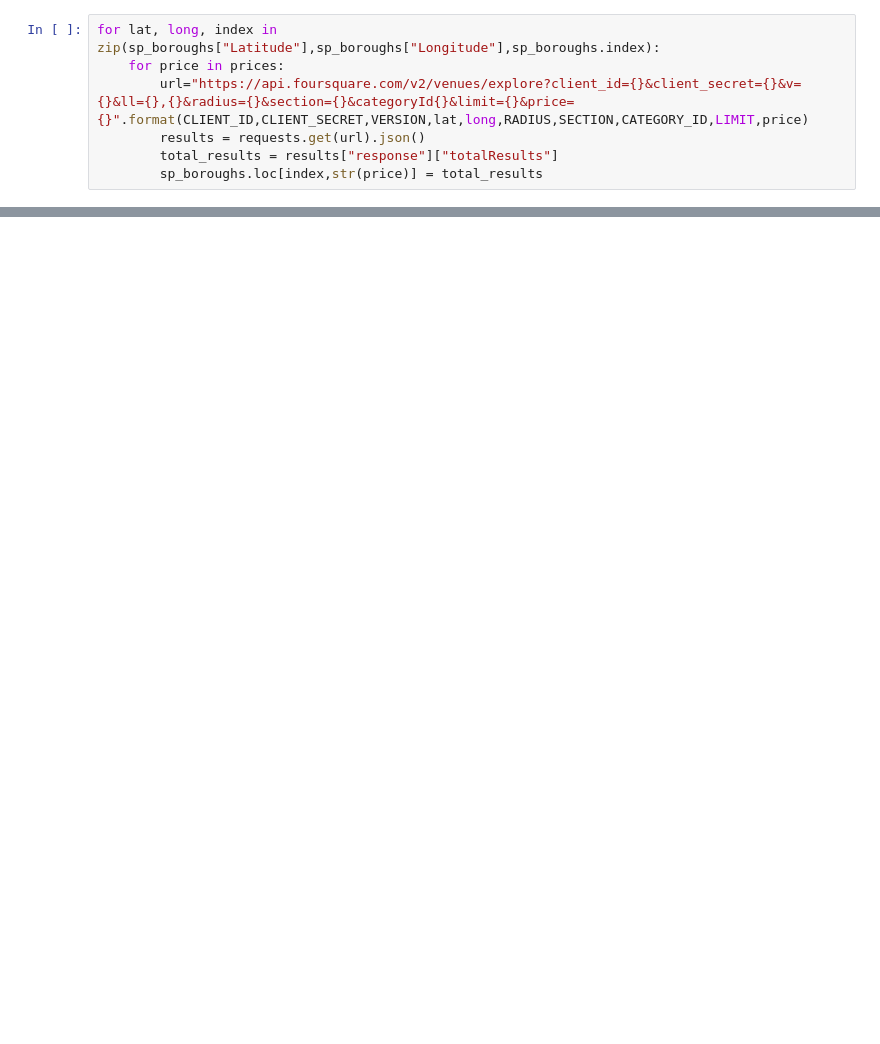
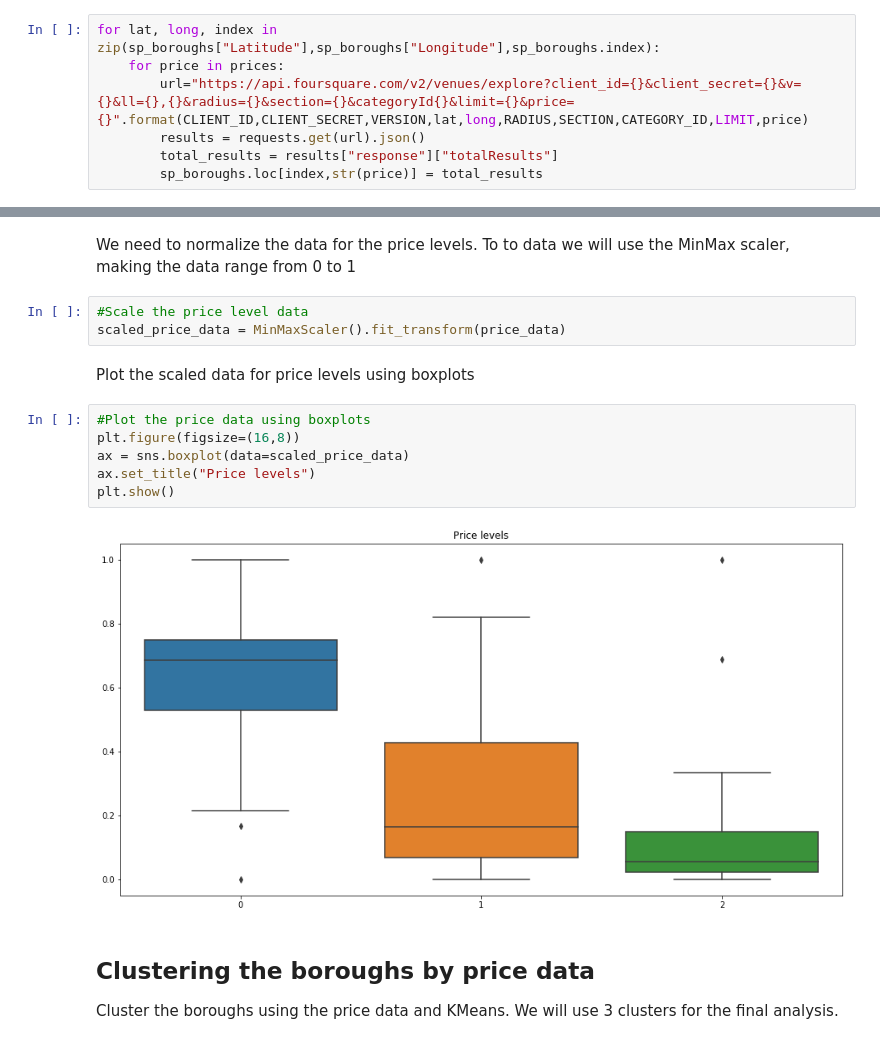
Before and after one commit to rafaelgregorut/sao_paulo_analysis, a Jupyter notebook: sao_paulo_analysis_map.ipynb, the cells around one changed output, grey strips where cells are left out. Drawn from its saved outputs; the diff is of its cells as text; blank space fills up the shorter version.

```diff
--- a/sao_paulo_analysis_map.ipynb
+++ b/sao_paulo_analysis_map.ipynb
@@ -444,0 +395,19 @@ scaled_price_data_df.head()
+# %% [markdown]
+We need to normalize the data for the price levels. To to data we will use the MinMax scaler, making the data range from 0 to 1
+# %%
+#Scale the price level data
+scaled_price_data = MinMaxScaler().fit_transform(price_data)
+# %% [markdown]
+Plot the scaled data for price levels using boxplots
+# %%
+#Plot the price data using boxplots
+plt.figure(figsize=(16,8))
+ax = sns.boxplot(data=scaled_price_data)
+ax.set_title("Price levels")
+plt.show()
+# %% [output]
+[figure, added]
+# %% [markdown]
+## Clustering the boroughs by price data
+
+Cluster the boroughs using the price data and KMeans. We will use 3 clusters for the final analysis.
```
Also changed, not shown: parts of 61 cells of this notebook.
